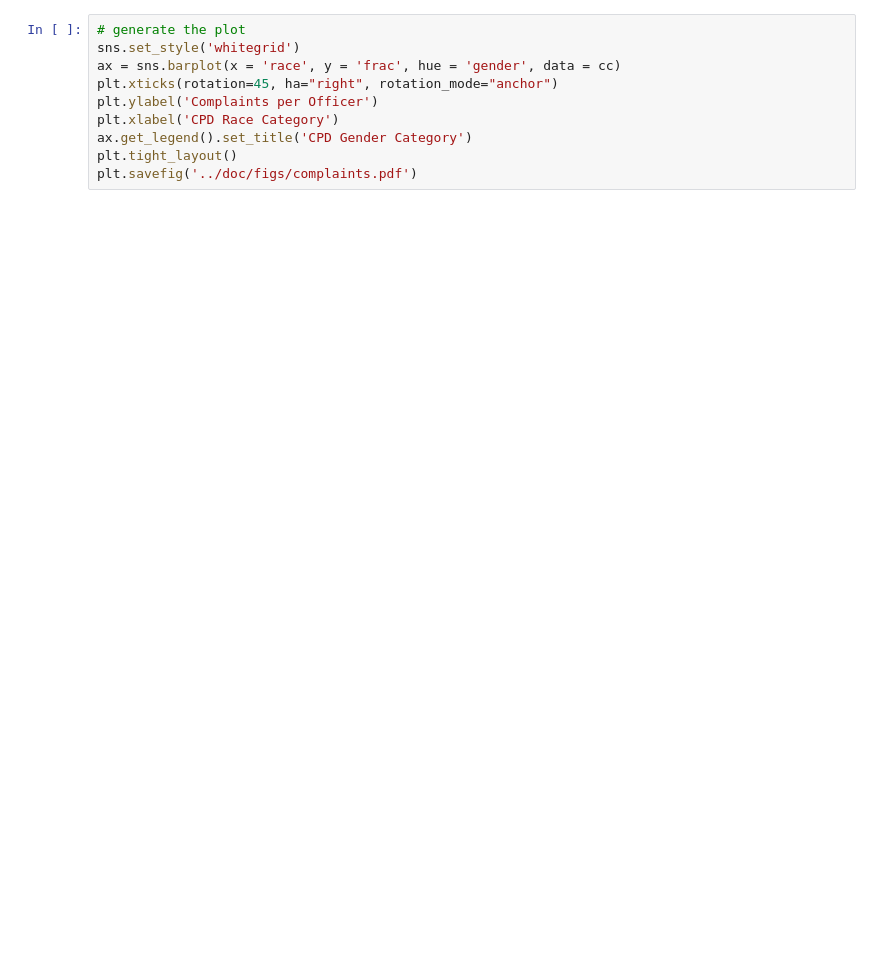
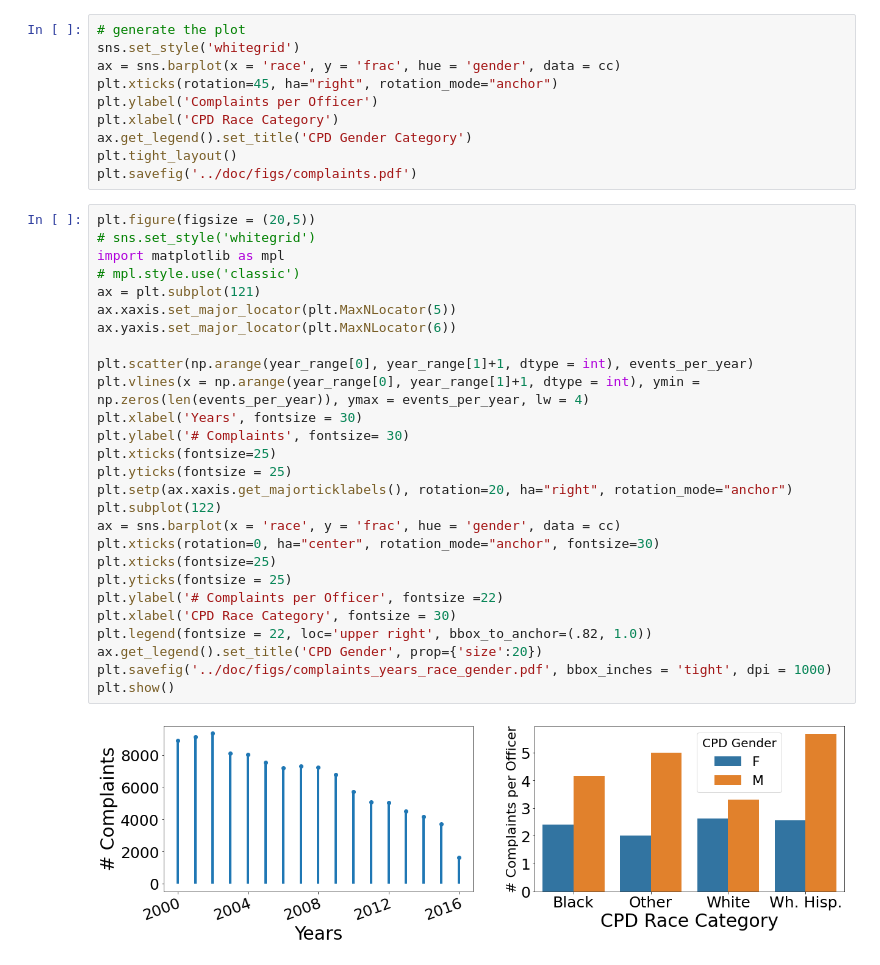
Before and after one commit to chicago-police-violence/data, a Jupyter notebook: examples/examples_complaints.ipynb, the cells around one changed output. Drawn from its saved outputs; the diff is of its cells as text; blank space fills up the shorter version.

Commit message:
Fixing complaints figure

```diff
--- a/examples/examples_complaints.ipynb
+++ b/examples/examples_complaints.ipynb
@@ -132,3 +193,32 @@ plt.xlabel('CPD Race Category')
 ax.get_legend().set_title('CPD Gender Category')
 plt.tight_layout()
 plt.savefig('../doc/figs/complaints.pdf')
+# %%
+plt.figure(figsize = (20,5))
+# sns.set_style('whitegrid')
+import matplotlib as mpl
+# mpl.style.use('classic')
+ax = plt.subplot(121)
+ax.xaxis.set_major_locator(plt.MaxNLocator(5))
+ax.yaxis.set_major_locator(plt.MaxNLocator(6))
+
+plt.scatter(np.arange(year_range[0], year_range[1]+1, dtype = int), events_per_year)
+plt.vlines(x = np.arange(year_range[0], year_range[1]+1, dtype = int), ymin = np.zeros(len(events_per_year)), ymax = events_per_year, lw = 4)
+plt.xlabel('Years', fontsize = 30)
+plt.ylabel('# Complaints', fontsize= 30)
+plt.xticks(fontsize=25)
+plt.yticks(fontsize = 25)
+plt.setp(ax.xaxis.get_majorticklabels(), rotation=20, ha="right", rotation_mode="anchor")
+plt.subplot(122)
+ax = sns.barplot(x = 'race', y = 'frac', hue = 'gender', data = cc)
+plt.xticks(rotation=0, ha="center", rotation_mode="anchor", fontsize=30)
+plt.xticks(fontsize=25)
+plt.yticks(fontsize = 25)
+plt.ylabel('# Complaints per Officer', fontsize =22)
+plt.xlabel('CPD Race Category', fontsize = 30)
+plt.legend(fontsize = 22, loc='upper right', bbox_to_anchor=(.82, 1.0))
+ax.get_legend().set_title('CPD Gender', prop={'size':20})
+plt.savefig('../doc/figs/complaints_years_race_gender.pdf', bbox_inches = 'tight', dpi = 1000)
+plt.show()
+# %% [output]
+[figure, added]
```
Also changed, not shown: parts of 7 cells of this notebook, 4 other files.
